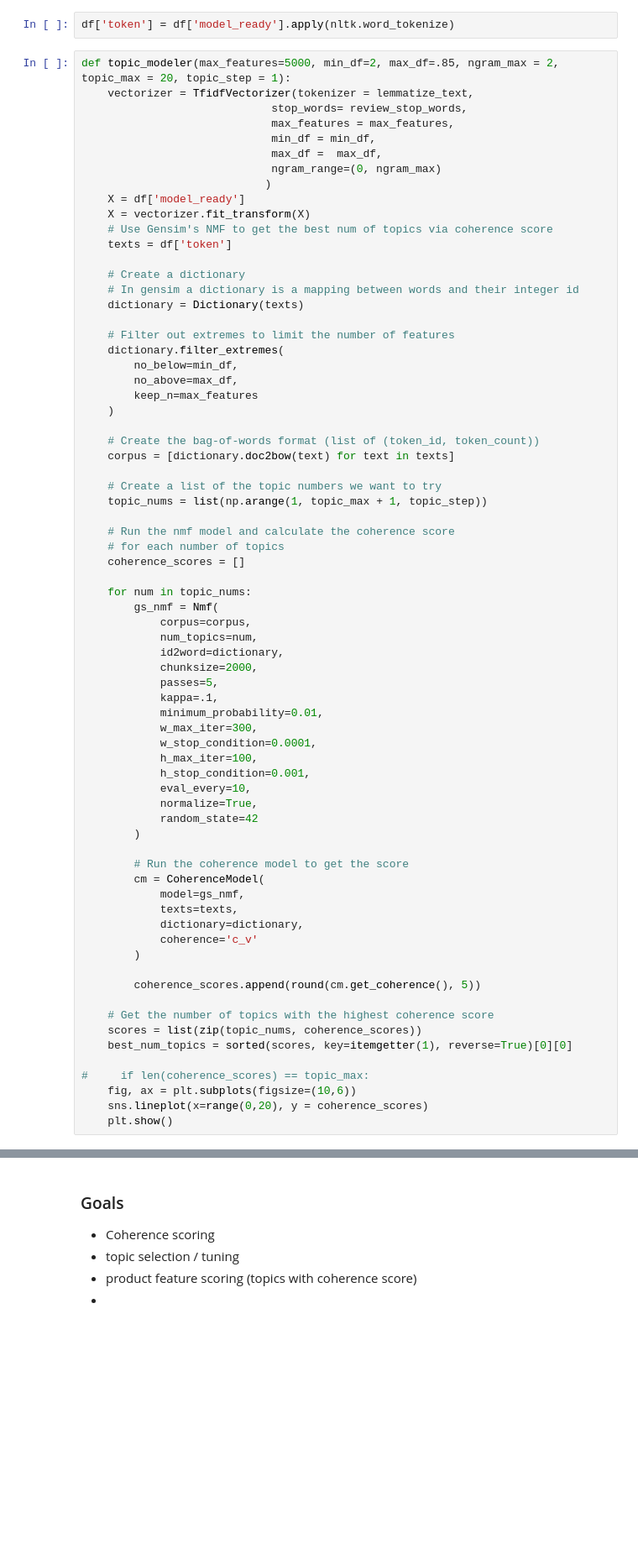
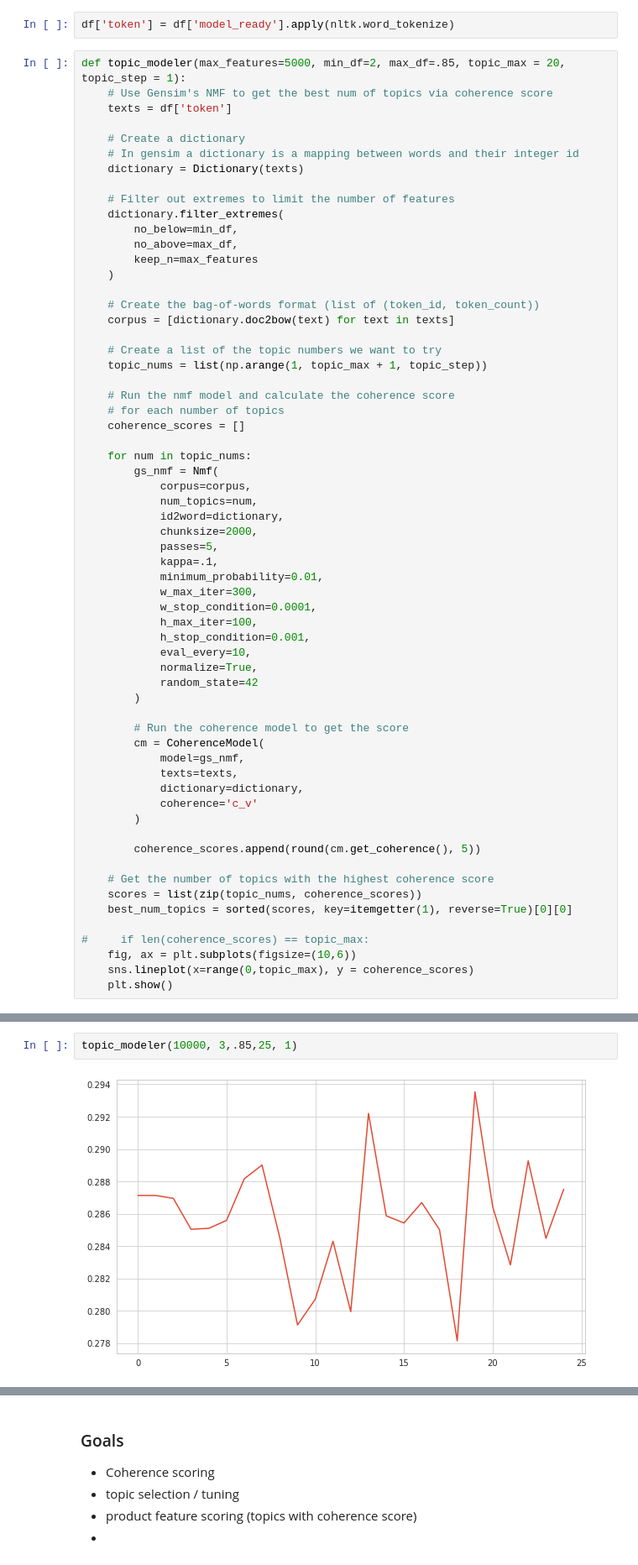
Before and after one commit to GrilledJeez/amazon_product_feature_analysis, a Jupyter notebook: modeling.ipynb, the cells around one changed output, grey strips where cells are left out. Shown at 84% size. Cells and saved outputs as stored; diff of their text form; blank space fills up the shorter version.

```diff
--- a/modeling.ipynb
+++ b/modeling.ipynb
@@ -253,16 +254,7 @@ show_topics(vectorizer=vectorizer, lda_model=nmf, n_words=10)
 # %%
 df['token'] = df['model_ready'].apply(nltk.word_tokenize)
 # %%
-def topic_modeler(max_features=5000, min_df=2, max_df=.85, ngram_max = 2, topic_max = 20, topic_step = 1):
-    vectorizer = TfidfVectorizer(tokenizer = lemmatize_text,
-                             stop_words= review_stop_words,
-                             max_features = max_features,
-                             min_df = min_df,
-                             max_df =  max_df,
-                             ngram_range=(0, ngram_max)
-                            )
-    X = df['model_ready']
-    X = vectorizer.fit_transform(X)
+def topic_modeler(max_features=5000, min_df=2, max_df=.85, topic_max = 20, topic_step = 1):
     # Use Gensim's NMF to get the best num of topics via coherence score
     texts = df['token']
 
@@ -321,7 +313,7 @@ def topic_modeler(max_features=5000, min_df=2, max_df=.85, ngram_max = 2, topic_
 
 #     if len(coherence_scores) == topic_max:
     fig, ax = plt.subplots(figsize=(10,6))
-    sns.lineplot(x=range(0,20), y = coherence_scores)
+    sns.lineplot(x=range(0,topic_max), y = coherence_scores)
     plt.show()
 # %%
 topic_modeler(10000, 5)
@@ -327,0 +322,4 @@ topic_modeler(10000, 5)
+# %%
+topic_modeler(10000, 3,.85,25, 1)
+# %% [output]
+[figure, added]
```
Also changed, not shown: parts of 18 cells of this notebook.
